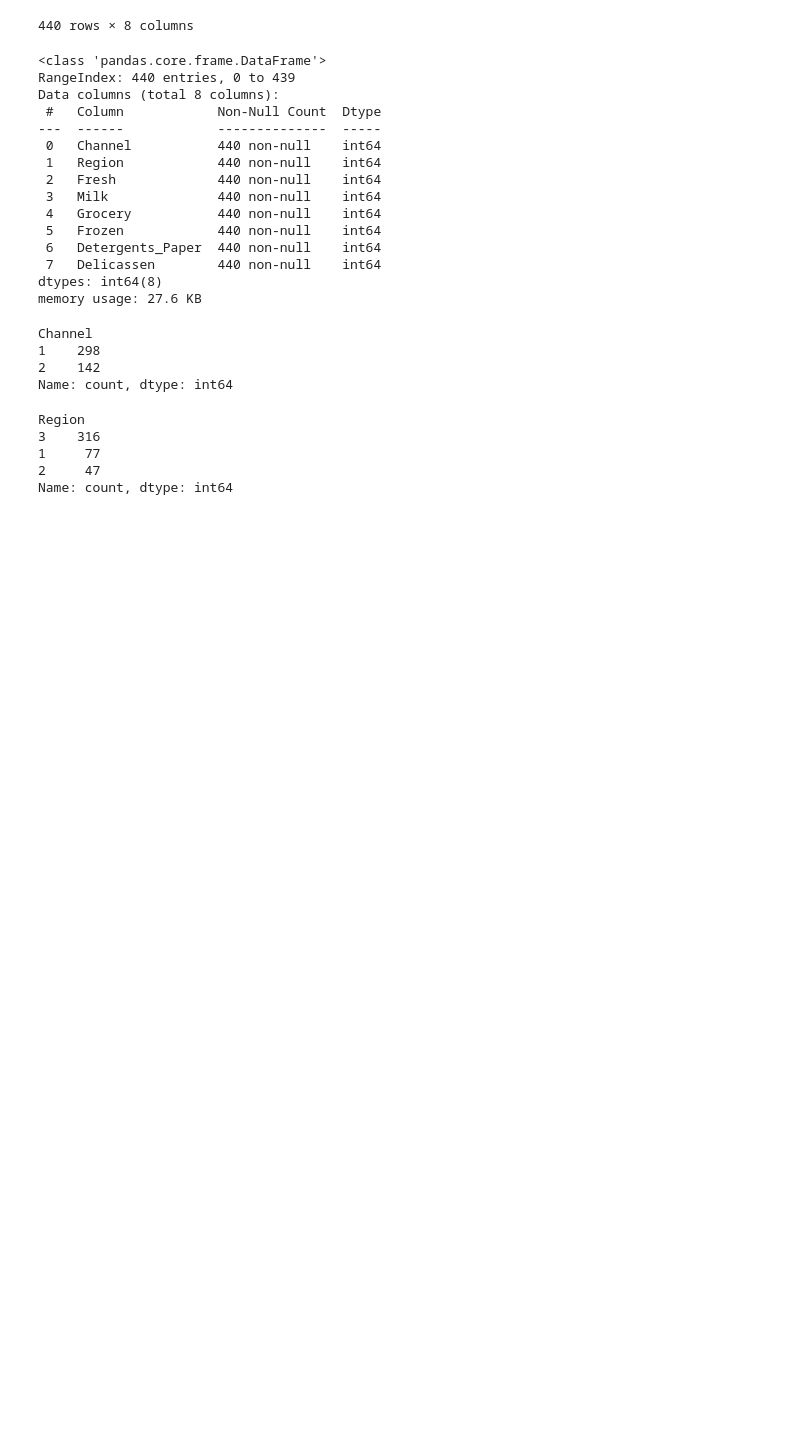
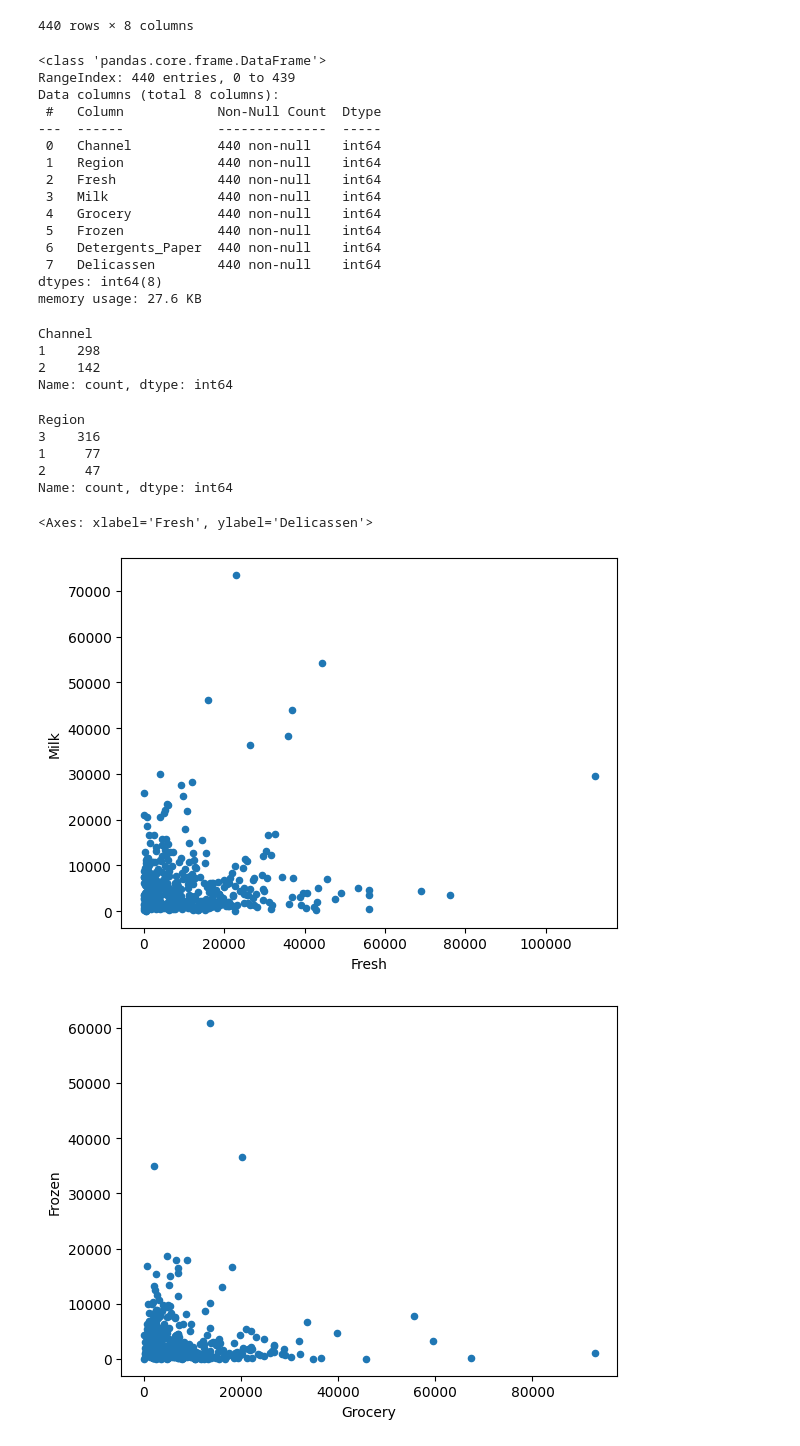
Before and after one commit to NurmukhamedKZ/Data-Projects, a Jupyter notebook: Customers/customers.ipynb, the cells around one changed output. Drawn from its saved outputs; the diff is of its cells as text; code cells hidden in the pictures; blank space fills up the shorter version.

```diff
--- a/Customers/customers.ipynb
+++ b/Customers/customers.ipynb
@@ -56,3 +56,11 @@ Region
 1     77
 2     47
 Name: count, dtype: int64
+# %%
+customers.plot.scatter(x="Fresh", y="Milk")
+customers.plot.scatter(x="Grocery", y="Frozen")
+customers.plot.scatter(x="Fresh", y="Delicassen")
+# %% [output]
+<Axes: xlabel='Fresh', ylabel='Delicassen'>
+[figure, added]
+[figure, added]
```
Also changed, not shown: parts of 23 cells of this notebook, 7 other files.
